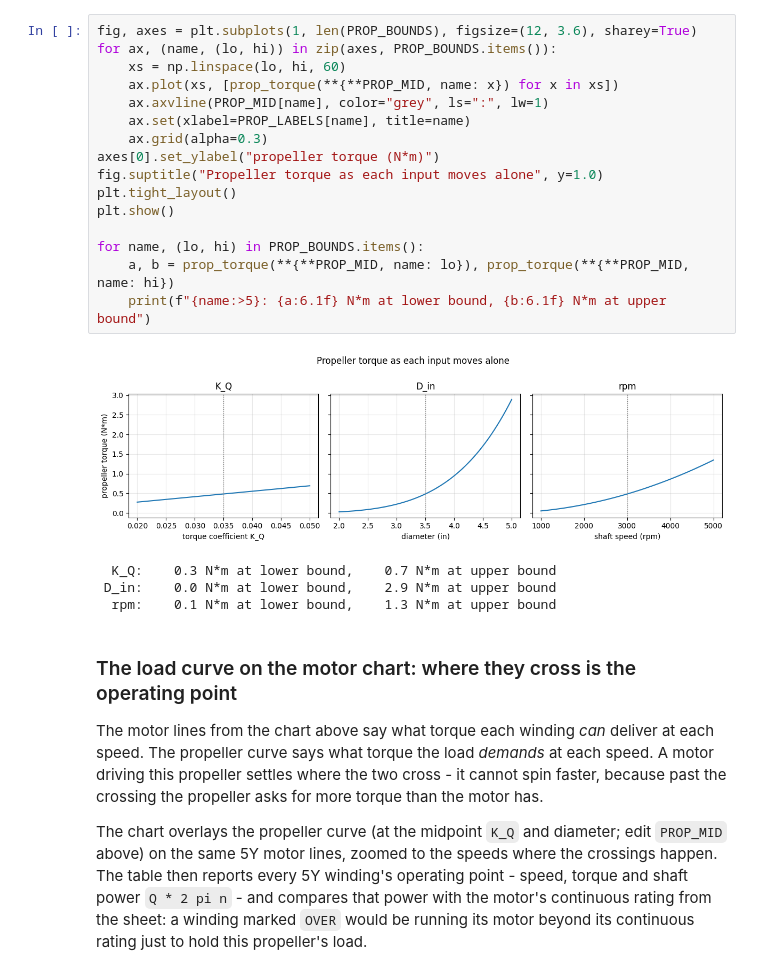
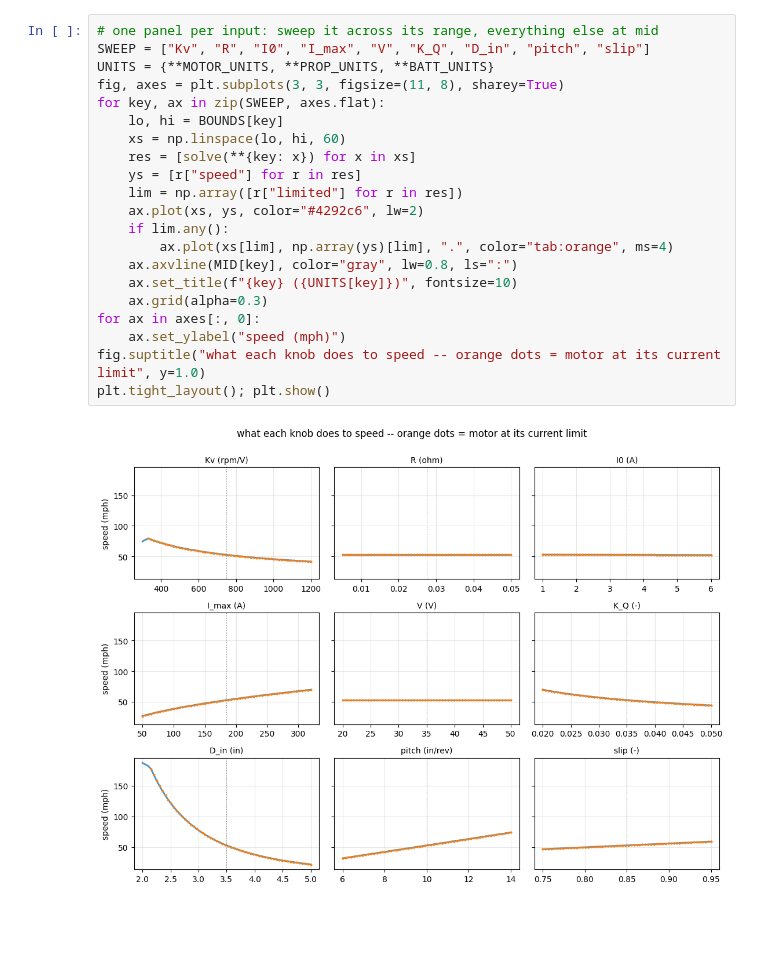
Before and after one commit to MarMar888/hav, a Jupyter notebook: optimization/willmarley.ipynb, the cells around one changed output. Saved outputs shown, nothing was run; the diff lists cells and outputs as text; blank space fills up the shorter version.

```diff
--- a/optimization/willmarley.ipynb
+++ b/optimization/willmarley.ipynb
@@ -241,32 +310,23 @@ Same idea as the runtime sweeps: hold the others at their midpoint, move one acr
 # %%
-fig, axes = plt.subplots(1, len(PROP_BOUNDS), figsize=(12, 3.6), sharey=True)
-for ax, (name, (lo, hi)) in zip(axes, PROP_BOUNDS.items()):
+# one panel per input: sweep it across its range, everything else at mid
+SWEEP = ["Kv", "R", "I0", "I_max", "V", "K_Q", "D_in", "pitch", "slip"]
+UNITS = {**MOTOR_UNITS, **PROP_UNITS, **BATT_UNITS}
+fig, axes = plt.subplots(3, 3, figsize=(11, 8), sharey=True)
+for key, ax in zip(SWEEP, axes.flat):
+    lo, hi = BOUNDS[key]
     xs = np.linspace(lo, hi, 60)
-    ax.plot(xs, [prop_torque(**{**PROP_MID, name: x}) for x in xs])
-    ax.axvline(PROP_MID[name], color="grey", ls=":", lw=1)
-    ax.set(xlabel=PROP_LABELS[name], title=name)
+    res = [solve(**{key: x}) for x in xs]
+    ys = [r["speed"] for r in res]
+    lim = np.array([r["limited"] for r in res])
+    ax.plot(xs, ys, color="#4292c6", lw=2)
+    if lim.any():
+        ax.plot(xs[lim], np.array(ys)[lim], ".", color="tab:orange", ms=4)
+    ax.axvline(MID[key], color="gray", lw=0.8, ls=":")
+    ax.set_title(f"{key} ({UNITS[key]})", fontsize=10)
     ax.grid(alpha=0.3)
-axes[0].set_ylabel("propeller torque (N*m)")
-fig.suptitle("Propeller torque as each input moves alone", y=1.0)
-plt.tight_layout()
-plt.show()
-
-for name, (lo, hi) in PROP_BOUNDS.items():
-    a, b = prop_torque(**{**PROP_MID, name: lo}), prop_torque(**{**PROP_MID, name: hi})
-    print(f"{name:>5}: {a:6.1f} N*m at lower bound, {b:6.1f} N*m at upper bound")
+for ax in axes[:, 0]:
+    ax.set_ylabel("speed (mph)")
+fig.suptitle("what each knob does to speed -- orange dots = motor at its current limit", y=1.0)
+plt.tight_layout(); plt.show()
 # %% [output]
-[figure, old version]
+[figure, new version]
-  K_Q:    0.3 N*m at lower bound,    0.7 N*m at upper bound
- D_in:    0.0 N*m at lower bound,    2.9 N*m at upper bound
-  rpm:    0.1 N*m at lower bound,    1.3 N*m at upper bound
-# %% [markdown]
-### The load curve on the motor chart: where they cross is the operating point
-
-The motor lines from the chart above say what torque each winding *can* deliver at each speed. The propeller curve says
-what torque the load *demands* at each speed. A motor driving this propeller settles where the two cross - it cannot spin
-faster, because past the crossing the propeller asks for more torque than the motor has.
-
-The chart overlays the propeller curve (at the midpoint `K_Q` and diameter; edit `PROP_MID` above) on the same 5Y motor
-lines, zoomed to the speeds where the crossings happen. The table then reports every 5Y winding's operating point -
-speed, torque and shaft power `Q * 2 pi n` - and compares that power with the motor's continuous rating from the sheet:
-a winding marked `OVER` would be running its motor beyond its continuous rating just to hold this propeller's load.
```
Also changed, not shown: parts of 26 cells of this notebook, 3 other files.
